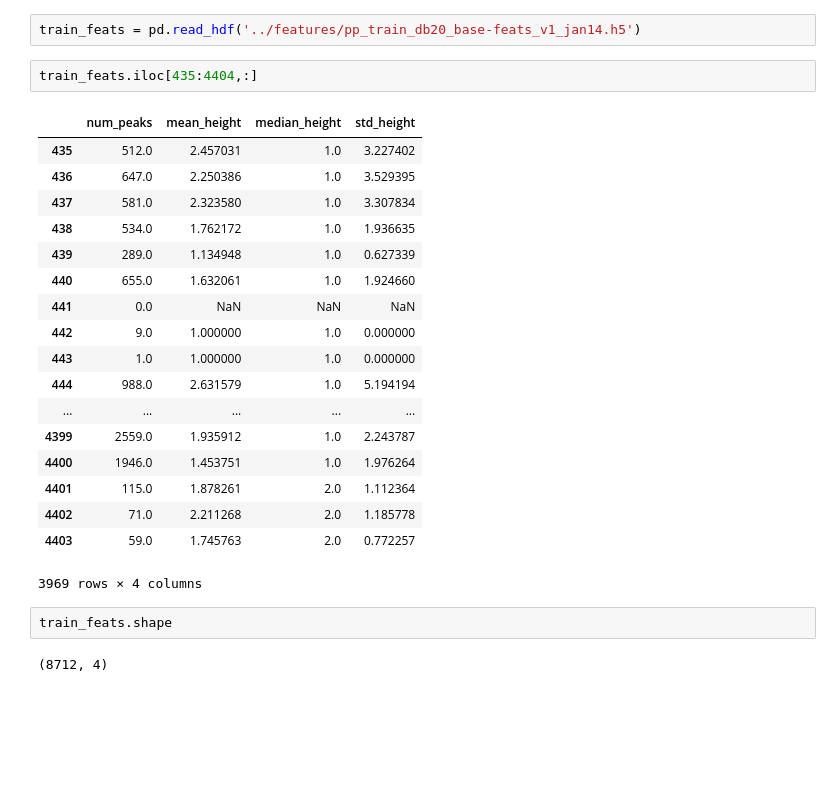
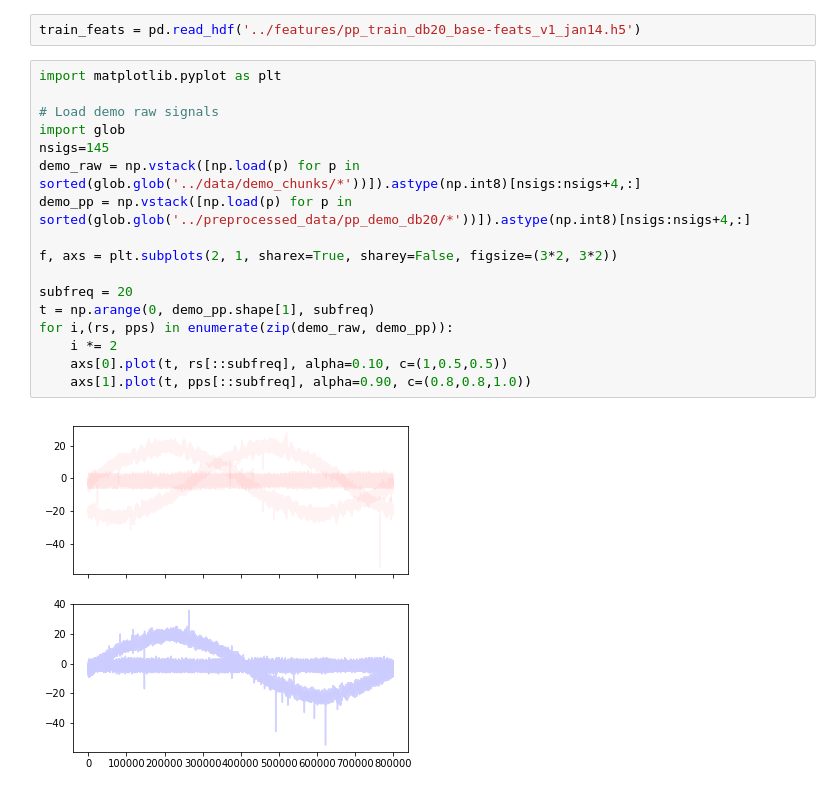
Before and after one commit to miguel-rita/remote-three, a Jupyter notebook: notebooks/drafts.ipynb, the cells around one changed output. Saved outputs shown, nothing was run; the diff lists cells and outputs as text; blank space fills up the shorter version.

```diff
--- a/notebooks/drafts.ipynb
+++ b/notebooks/drafts.ipynb
@@ -6,28 +6,22 @@ import seaborn as sns
 #tc = np.load('../data/test_chunks/test_chunks_1.npy')
 # %%
 train_feats = pd.read_hdf('../features/pp_train_db20_base-feats_v1_jan14.h5')
-# %%
-train_feats.iloc[435:4404,:]
-# %% [output]
-|  | num_peaks | mean_height | median_height | std_height |
-| 435 | 512.0 | 2.457031 | 1.0 | 3.227402 |
-| 436 | 647.0 | 2.250386 | 1.0 | 3.529395 |
-| 437 | 581.0 | 2.323580 | 1.0 | 3.307834 |
-| 438 | 534.0 | 1.762172 | 1.0 | 1.936635 |
-| 439 | 289.0 | 1.134948 | 1.0 | 0.627339 |
-| 440 | 655.0 | 1.632061 | 1.0 | 1.924660 |
-| 441 | 0.0 | NaN | NaN | NaN |
-| 442 | 9.0 | 1.000000 | 1.0 | 0.000000 |
-| 443 | 1.0 | 1.000000 | 1.0 | 0.000000 |
-| 444 | 988.0 | 2.631579 | 1.0 | 5.194194 |
-| ... | ... | ... | ... | ... |
-| 4399 | 2559.0 | 1.935912 | 1.0 | 2.243787 |
-| 4400 | 1946.0 | 1.453751 | 1.0 | 1.976264 |
-| 4401 | 115.0 | 1.878261 | 2.0 | 1.112364 |
-| 4402 | 71.0 | 2.211268 | 2.0 | 1.185778 |
-| 4403 | 59.0 | 1.745763 | 2.0 | 0.772257 |
-3969 rows × 4 columns
-# %%
-train_feats.shape
-# %% [output]
-(8712, 4)
+# %%
+import matplotlib.pyplot as plt
+
+# Load demo raw signals
+import glob
+nsigs=145
+demo_raw = np.vstack([np.load(p) for p in sorted(glob.glob('../data/demo_chunks/*'))]).astype(np.int8)[nsigs:nsigs+4,:]
+demo_pp = np.vstack([np.load(p) for p in sorted(glob.glob('../preprocessed_data/pp_demo_db20/*'))]).astype(np.int8)[nsigs:nsigs+4,:]
+
+f, axs = plt.subplots(2, 1, sharex=True, sharey=False, figsize=(3*2, 3*2))
+
+subfreq = 20
+t = np.arange(0, demo_pp.shape[1], subfreq)
+for i,(rs, pps) in enumerate(zip(demo_raw, demo_pp)):
+    i *= 2
+    axs[0].plot(t, rs[::subfreq], alpha=0.10, c=(1,0.5,0.5))
+    axs[1].plot(t, pps[::subfreq], alpha=0.90, c=(0.8,0.8,1.0))
+# %% [output]
+[figure, added]
```
Also changed, not shown: parts of 2 cells of this notebook, 15 other files.
